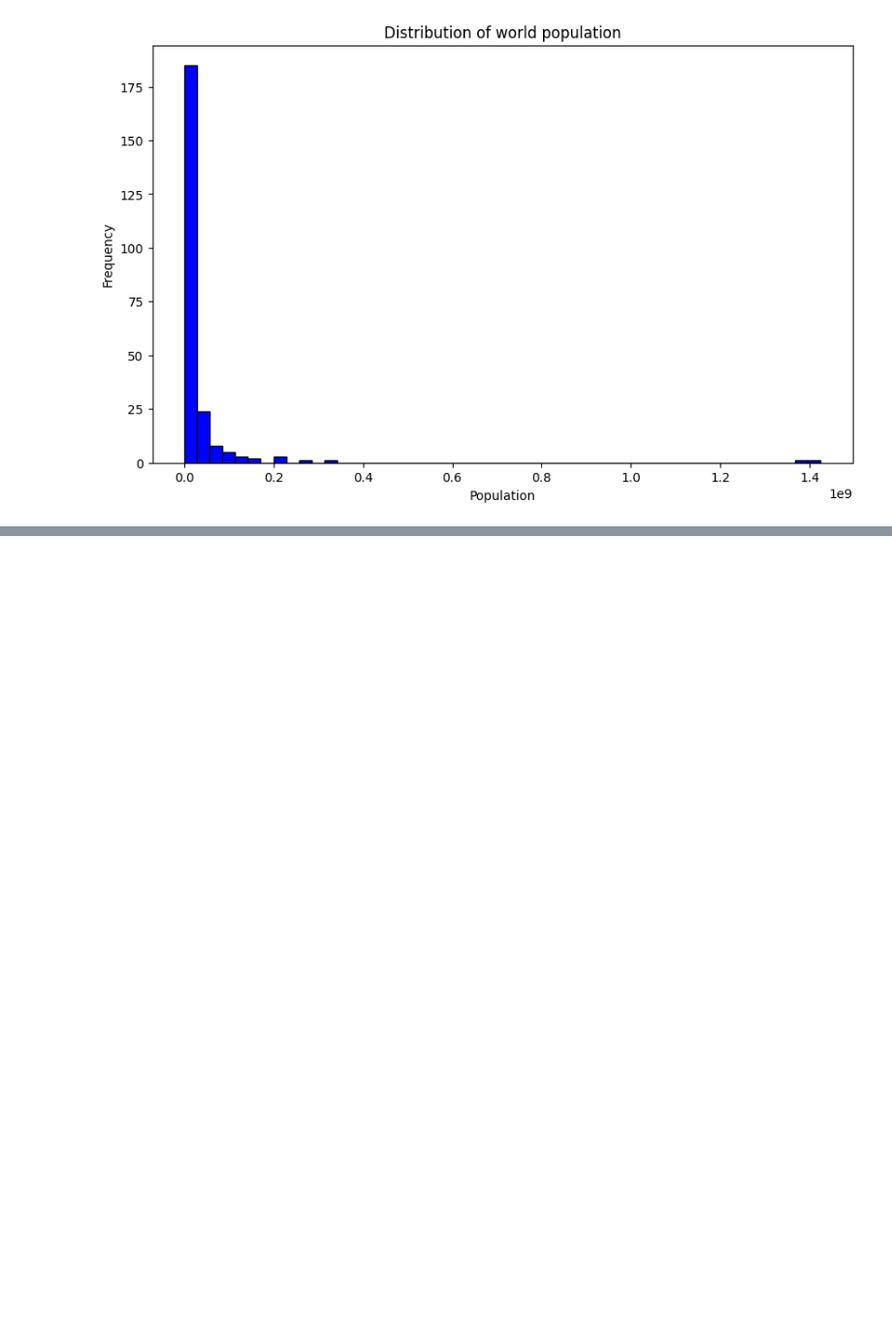
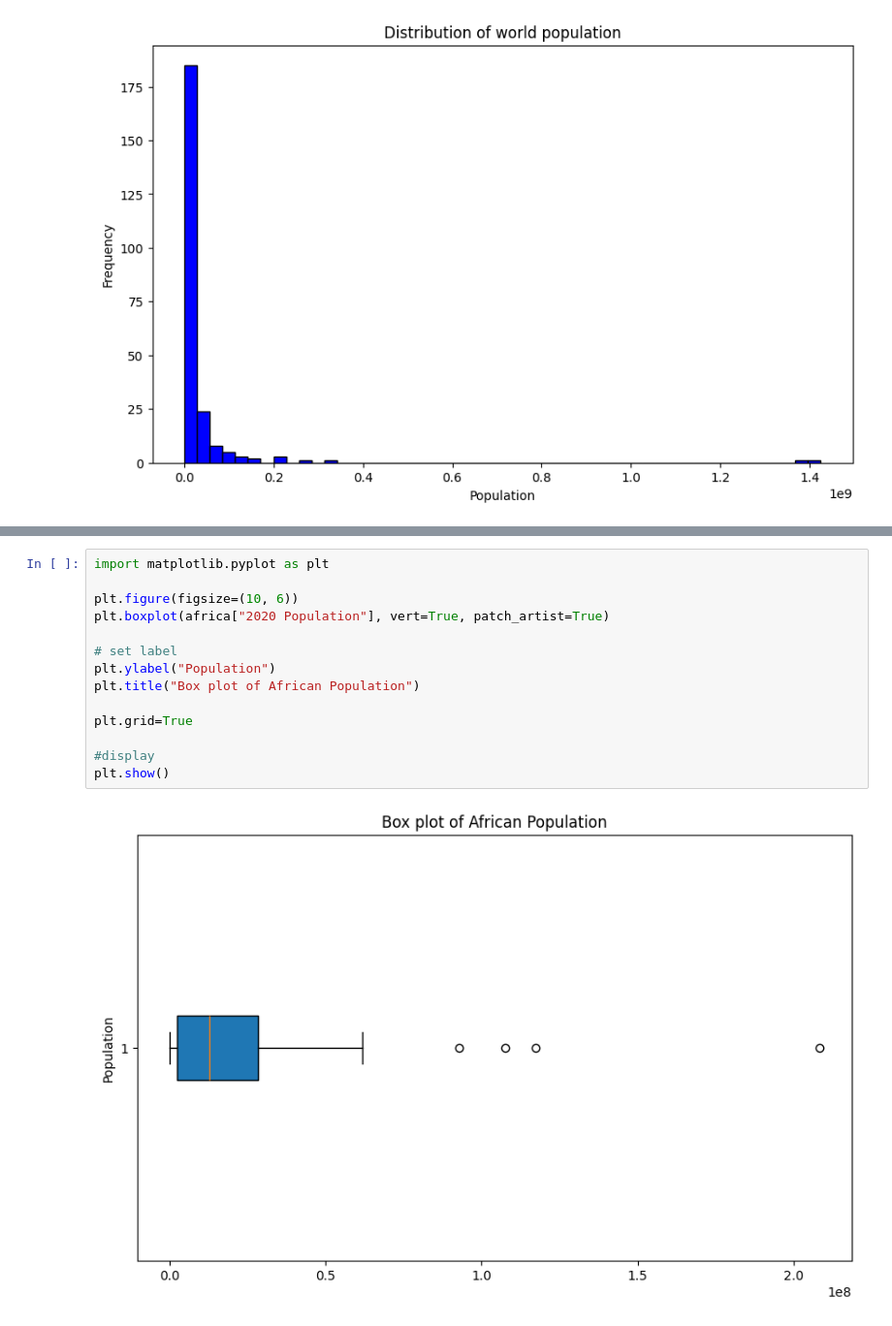
Before and after one commit to HABUDANHAYABK/Associate-Data-Scientist-in-Python, a Jupyter notebook: Introduction_to_Statistics_in_Python/Measures_of_center.ipynb, the cells around one changed output, grey strips where cells are left out. Shown at 97% size. Drawn from its saved outputs; the diff is of its cells as text; blank space fills up the shorter version.

```diff
--- a/Introduction_to_Statistics_in_Python/Measures_of_center.ipynb
+++ b/Introduction_to_Statistics_in_Python/Measures_of_center.ipynb
@@ -89,0 +128,16 @@ plt.show()
+# %%
+import matplotlib.pyplot as plt
+
+plt.figure(figsize=(10, 6))
+plt.boxplot(africa["2020 Population"], vert=True, patch_artist=True)
+
+# set label
+plt.ylabel("Population")
+plt.title("Box plot of African Population")
+
+plt.grid=True
+
+#display
+plt.show()
+# %% [output]
+[figure, added]
```
Also changed, not shown: parts of 3 cells of this notebook.
